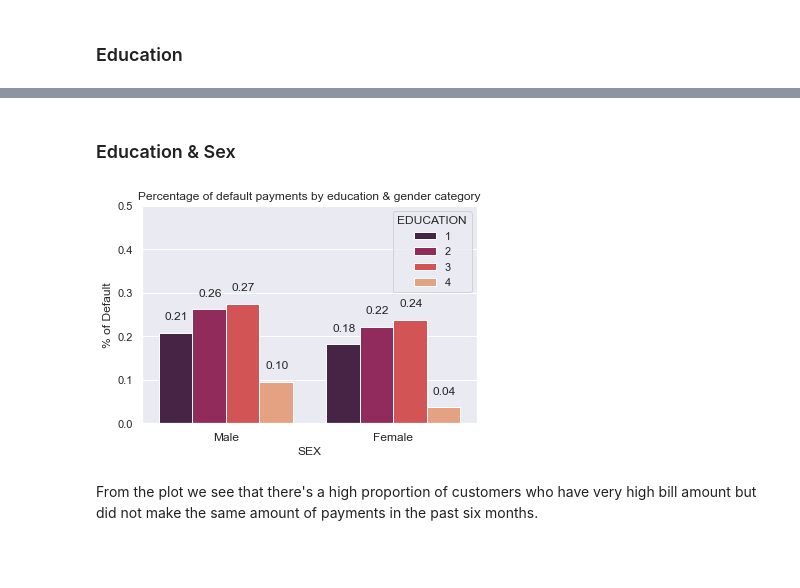
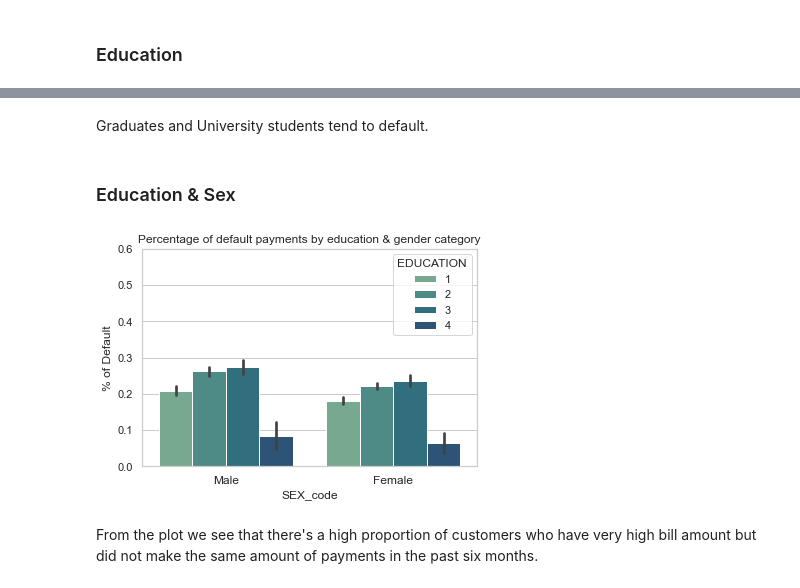
Before and after one commit to Shawn-Lian/5291-Final-Project, a Jupyter notebook: 5291Project_plot.ipynb, the cells around one changed output, grey strips where cells are left out. Cells and saved outputs as stored; diff of their text form; code cells hidden in the pictures; blank space fills up the shorter version.

```diff
--- a/5291Project_plot.ipynb
+++ b/5291Project_plot.ipynb
@@ -38,7 +31,8 @@ df.isna().sum().sum()
 # %% [output]
 0
 # %%
-# df.drop(columns = ['ID'],inplace = True)
+# ID is not useful for prediction
+df.drop(columns = ['ID'],inplace = True)
 # %%
 # change pay_0 to pay_1 to later graphics construction
 df.rename(columns={'PAY_0':'PAY_1'}, inplace=True)
@@ -191,16 +219,3 @@ plt.ticklabel_format(style='plain', axis='x') #repressing scientific notation on
 plt.show();
 # %% [output]
 [figure]
-# %%
-plt.figure(figsize=(12,5))
-sns.set(font_scale=1)
-ax = sns.barplot(x = 'LIMIT_BAL_BIN', y="default_next_month", data=df , palette = 'rocket', ci = None)
-
-plt.xlabel("Amount of Given Credit", fontsize= 12)
-plt.ylabel("% of Default", fontsize= 12)
-plt.ylim(0,0.5)
-
-for p in ax.patches:
-    ax.annotate("%.2f" %(p.get_height()), (p.get_x()+0.25, p.get_height()+0.03),fontsize=13)
-
-plt.show()
@@ -253,13 +310,8 @@ plt.title('Marriage status Percentage of Non-default payments');
 # %%
-sns.set(font_scale=1)
-ax = sns.barplot(x = "SEX", y = "default_next_month", hue = "MARRIAGE", data = df, palette = 'rocket', ci = None)
-
+sns.barplot(x = "SEX_code", y = "default_next_month", hue = "MARRIAGE", data = df,palette = 'rocket')
 plt.ylabel("% of Default", fontsize= 12)
-plt.ylim(0,0.5)
+plt.ylim(0,0.6)
 plt.xticks([0,1],['Male', 'Female'], fontsize = 12)
-
-for p in ax.patches:
-    ax.annotate("%.2f" %(p.get_height()), (p.get_x()+0.06, p.get_height()+0.03),fontsize=12)
 plt.title('Percentage of default payments by Marriage & gender category')
 plt.show()
 # %% [output]
@@ -268,14 +320,3 @@ plt.show()
 Married people tend to have higher probability to default, could be a useful feature.
 # %% [markdown]
 ### Education
-# %%
-sns.set(font_scale=1)
-ax = sns.barplot(data=df, x='EDUCATION', y="default_next_month",palette = 'flare' , ci=None)
-plt.ylabel("% of Default", fontsize= 12)
-plt.ylim(0,0.5)
-plt.xticks([0,1,2,3],['Grad school', 'University', 'High School','Others'],fontsize=11)
-for p in ax.patches:
-    ax.annotate("%.2f" %(p.get_height()), (p.get_x()+0.30, p.get_height()+0.03), fontsize=10)
-plt.title('Percentage of default payments by education category')
-
-plt.show()
@@ -284,19 +332,16 @@ plt.show()
+# %% [markdown]
+Graduates and University students tend to default.
 # %% [markdown]
 ### Education & Sex
 # %%
-sns.set(font_scale=1)
-ax = sns.barplot(data = df,x = "SEX", y = "default_next_month", hue = "EDUCATION", palette = 'rocket', ci = None)
-
+sns.barplot(data = df,x = "SEX_code", y = "default_next_month", hue = "EDUCATION", palette = 'crest')
 plt.ylabel("% of Default", fontsize= 12)
-plt.ylim(0,0.5)
+plt.ylim(0,0.6)
 plt.xticks([0,1],['Male', 'Female'], fontsize = 12)
-
-for p in ax.patches:
-    ax.annotate("%.2f" %(p.get_height()), (p.get_x()+0.035, p.get_height()+0.03),fontsize=12)
 plt.title('Percentage of default payments by education & gender category')
 plt.show()
 # %% [output]
-[figure, old version]
+[figure, new version]
 # %% [markdown]
 From the plot we see that there's a high proportion of customers who have very high bill amount but did not make the same amount of payments in the past six months.
 # %% [markdown]
```
Also changed, not shown: parts of 48 cells of this notebook.
